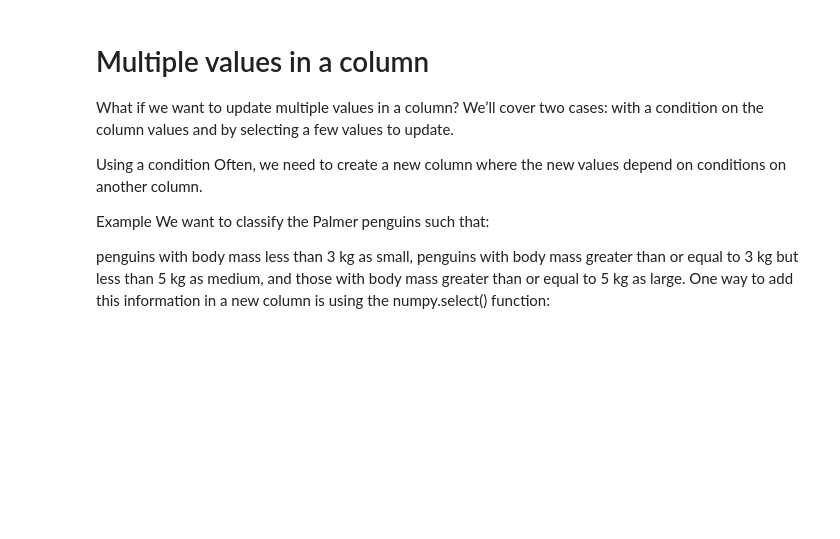
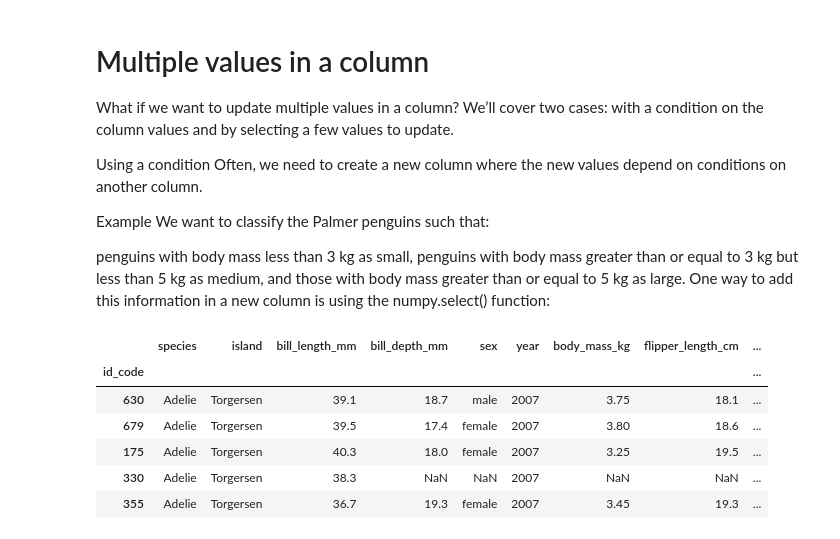
Before and after one commit to cllorey/eds220-in-class, a Jupyter notebook: week2-updating-dataframes.ipynb, the cells around one changed output. Drawn from its saved outputs; the diff is of its cells as text; code cells hidden in the pictures; blank space fills up the shorter version.

```diff
--- a/week2-updating-dataframes.ipynb
+++ b/week2-updating-dataframes.ipynb
@@ -266,3 +266,29 @@ penguins with body mass less than 3 kg as small,
 penguins with body mass greater than or equal to 3 kg but less than 5 kg as medium,
 and those with body mass greater than or equal to 5 kg as large.
 One way to add this information in a new column is using the numpy.select() function:
+# %%
+# Create a list with the conditions
+conditions = [penguins['body_mass_kg'] < 3 ,
+              (3 <= penguins['body_mass_kg']) & (penguins['body_mass_kg'] < 5),
+              5 <= penguins['body_mass_kg']]
+
+# Create a list with the choices
+choices = ["small",
+           "medium",
+           "large"]
+
+# Add the selections using np.select
+penguins['size'] = np.select(conditions,
+                             choices,
+                             default=None) # Value for anything outside conditions
+
+# Display the updated data frame to confirm the new column
+penguins.head()
+# %% [output]
+|  | species | island | bill_length_mm | bill_depth_mm | sex | year | body_mass_kg | flipper_length_cm | ... |
+| id_code |  |  |  |  |  |  |  |  | ... |
+| 630 | Adelie | Torgersen | 39.1 | 18.7 | male | 2007 | 3.75 | 18.1 | ... |
+| 679 | Adelie | Torgersen | 39.5 | 17.4 | female | 2007 | 3.80 | 18.6 | ... |
+| 175 | Adelie | Torgersen | 40.3 | 18.0 | female | 2007 | 3.25 | 19.5 | ... |
+| 330 | Adelie | Torgersen | 38.3 | NaN | NaN | 2007 | NaN | NaN | ... |
+| 355 | Adelie | Torgersen | 36.7 | 19.3 | female | 2007 | 3.45 | 19.3 | ... |
```
Also changed, not shown: parts of 17 cells of this notebook.
